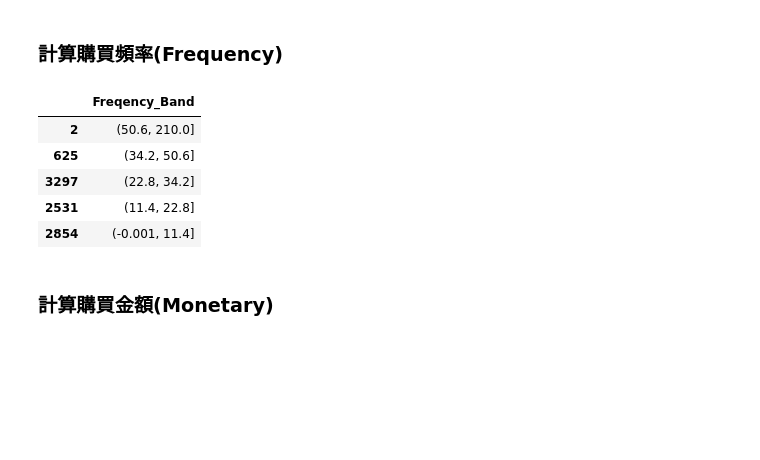
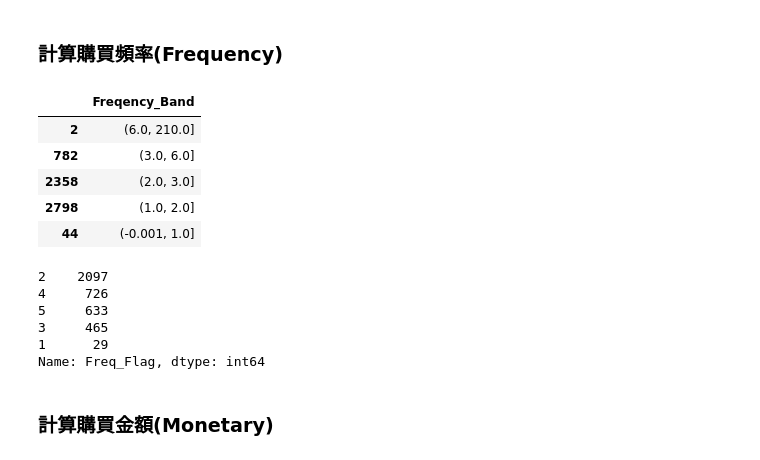
Before and after one commit to mc6666/AI_Applications, a Jupyter notebook: Day02 Customer Segmentation/Customer Segmentation.ipynb, the cells around one changed output. Drawn from its saved outputs; the diff is of its cells as text; code cells hidden in the pictures; blank space fills up the shorter version.

```diff
--- a/Day02 Customer Segmentation/Customer Segmentation.ipynb
+++ b/Day02 Customer Segmentation/Customer Segmentation.ipynb
@@ -56,19 +56,20 @@ df_recency.head(10)
 # %%
 Cust_freq=df[['InvoiceNo','CustomerID']].drop_duplicates()
 #Calculating the count of unique purchase for each customer
 Cust_freq_count=Cust_freq.groupby(['CustomerID'])['InvoiceNo'].aggregate('count').\
 reset_index().sort_values('InvoiceNo', ascending=False, axis=0)
-unique_invoice=Cust_freq_count[['InvoiceNo']].drop_duplicates()
+
 # Dividing in 5 equal parts
+unique_invoice=Cust_freq_count[['InvoiceNo']]#.drop_duplicates()
 unique_invoice['Freqency_Band'] = pd.qcut(unique_invoice['InvoiceNo'], 5)
 unique_invoice=unique_invoice[['Freqency_Band']].drop_duplicates()
 unique_invoice
 # %% [output]
 |  | Freqency_Band |
-| 2 | (50.6, 210.0] |
-| 625 | (34.2, 50.6] |
-| 3297 | (22.8, 34.2] |
-| 2531 | (11.4, 22.8] |
-| 2854 | (-0.001, 11.4] |
+| 2 | (6.0, 210.0] |
+| 782 | (3.0, 6.0] |
+| 2358 | (2.0, 3.0] |
+| 2798 | (1.0, 2.0] |
+| 44 | (-0.001, 1.0] |
 # %%
 def f2(row):
@@ -85,6 +86,15 @@ def f2(row):
     return val
 
 Cust_freq_count['Freq_Flag'] = Cust_freq_count.apply(f2, axis=1)
+# %%
+Cust_freq_count['Freq_Flag'].value_counts()
+# %% [output]
+2    2097
+4     726
+5     633
+3     465
+1      29
+Name: Freq_Flag, dtype: int64
 # %% [markdown]
 ### 計算購買金額(Monetary)
 # %%
```
Also changed, not shown: parts of 14 cells of this notebook.
